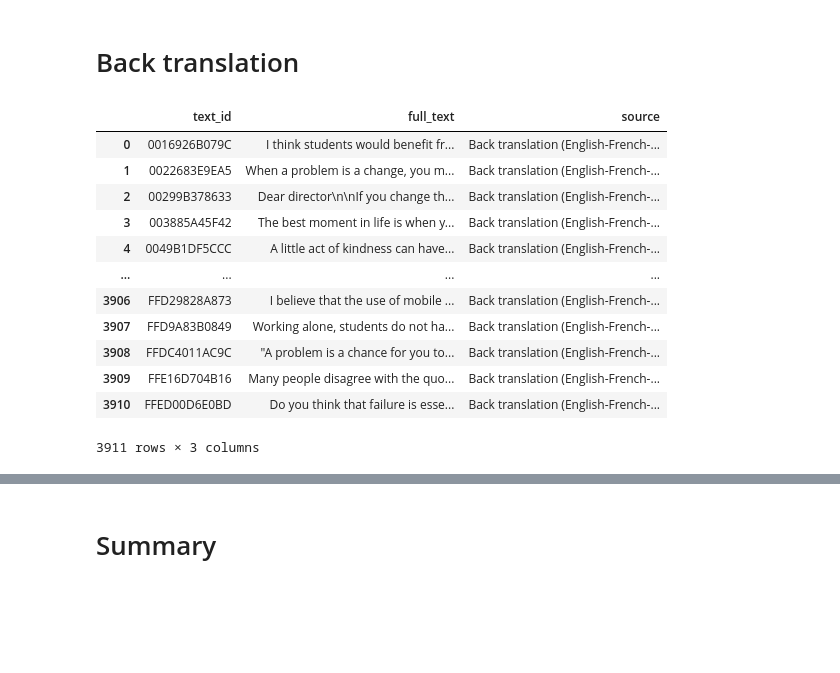
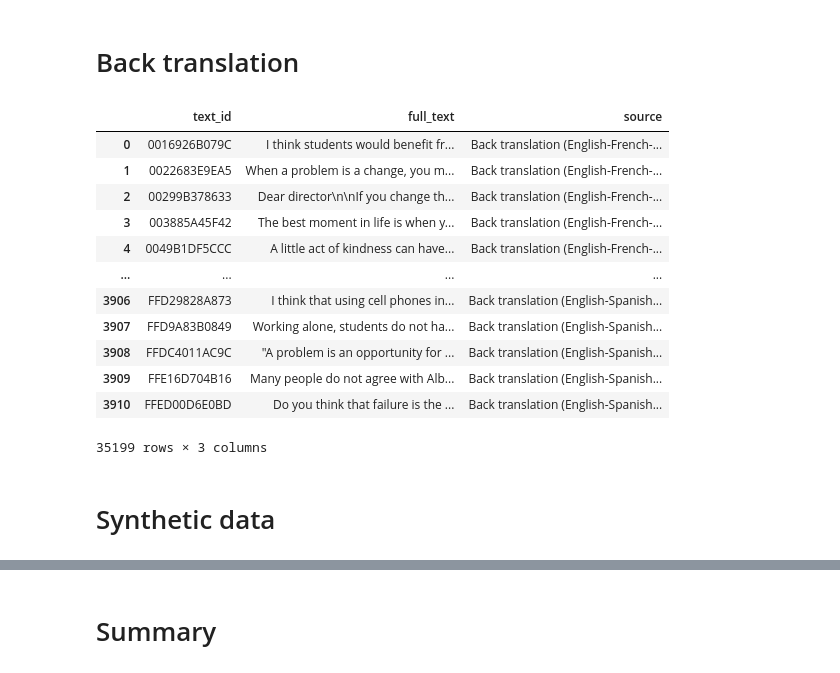
Before and after one commit to vad13irt/Feedback-Prize-English-Language-Learning, a Jupyter notebook: notebooks/external-data-preparation.ipynb, the cells around one changed output, grey strips where cells are left out. Cells and saved outputs as stored; diff of their text form; code cells hidden in the pictures; blank space fills up the shorter version.

```diff
--- a/notebooks/external-data-preparation.ipynb
+++ b/notebooks/external-data-preparation.ipynb
@@ -256,20 +382,27 @@ english_french["source"] = "Back translation (English-French-English)"
 # %%
-back_translation_datasets = [english_french] #english_german, english_italian, english_russian, english_chinese
+back_translation_datasets = [
+    english_french, english_german, english_russian, english_japanese,
+    english_korean, english_thai, english_greek, english_portuguese,
+    english_spanish, # english_italian, english_chinese,
+]
+
 back_translation = pd.concat(back_translation_datasets, axis=0)
-back_translation = back_translation.rename(columns={"back_translated_text": "full_text"})
+gc.collect()
 
 display(back_translation)
 # %% [output]
 |  | text_id | full_text | source |
 | 0 | 0016926B079C | I think students would benefit fr... | Back translation (English-French-... |
 | 1 | 0022683E9EA5 | When a problem is a change, you m... | Back translation (English-French-... |
 | 2 | 00299B378633 | Dear director\n\nIf you change th... | Back translation (English-French-... |
 | 3 | 003885A45F42 | The best moment in life is when y... | Back translation (English-French-... |
 | 4 | 0049B1DF5CCC | A little act of kindness can have... | Back translation (English-French-... |
 | ... | ... | ... | ... |
-| 3906 | FFD29828A873 | I believe that the use of mobile ... | Back translation (English-French-... |
-| 3907 | FFD9A83B0849 | Working alone, students do not ha... | Back translation (English-French-... |
-| 3908 | FFDC4011AC9C | "A problem is a chance for you to... | Back translation (English-French-... |
-| 3909 | FFE16D704B16 | Many people disagree with the quo... | Back translation (English-French-... |
-| 3910 | FFED00D6E0BD | Do you think that failure is esse... | Back translation (English-French-... |
+| 3906 | FFD29828A873 | I think that using cell phones in... | Back translation (English-Spanish... |
+| 3907 | FFD9A83B0849 | Working alone, students do not ha... | Back translation (English-Spanish... |
+| 3908 | FFDC4011AC9C | "A problem is an opportunity for ... | Back translation (English-Spanish... |
+| 3909 | FFE16D704B16 | Many people do not agree with Alb... | Back translation (English-Spanish... |
+| 3910 | FFED00D6E0BD | Do you think that failure is the ... | Back translation (English-Spanish... |
-3911 rows × 3 columns
+35199 rows × 3 columns
+# %% [markdown]
+# Synthetic data
```
Also changed, not shown: parts of 23 cells of this notebook, 1 other file.
